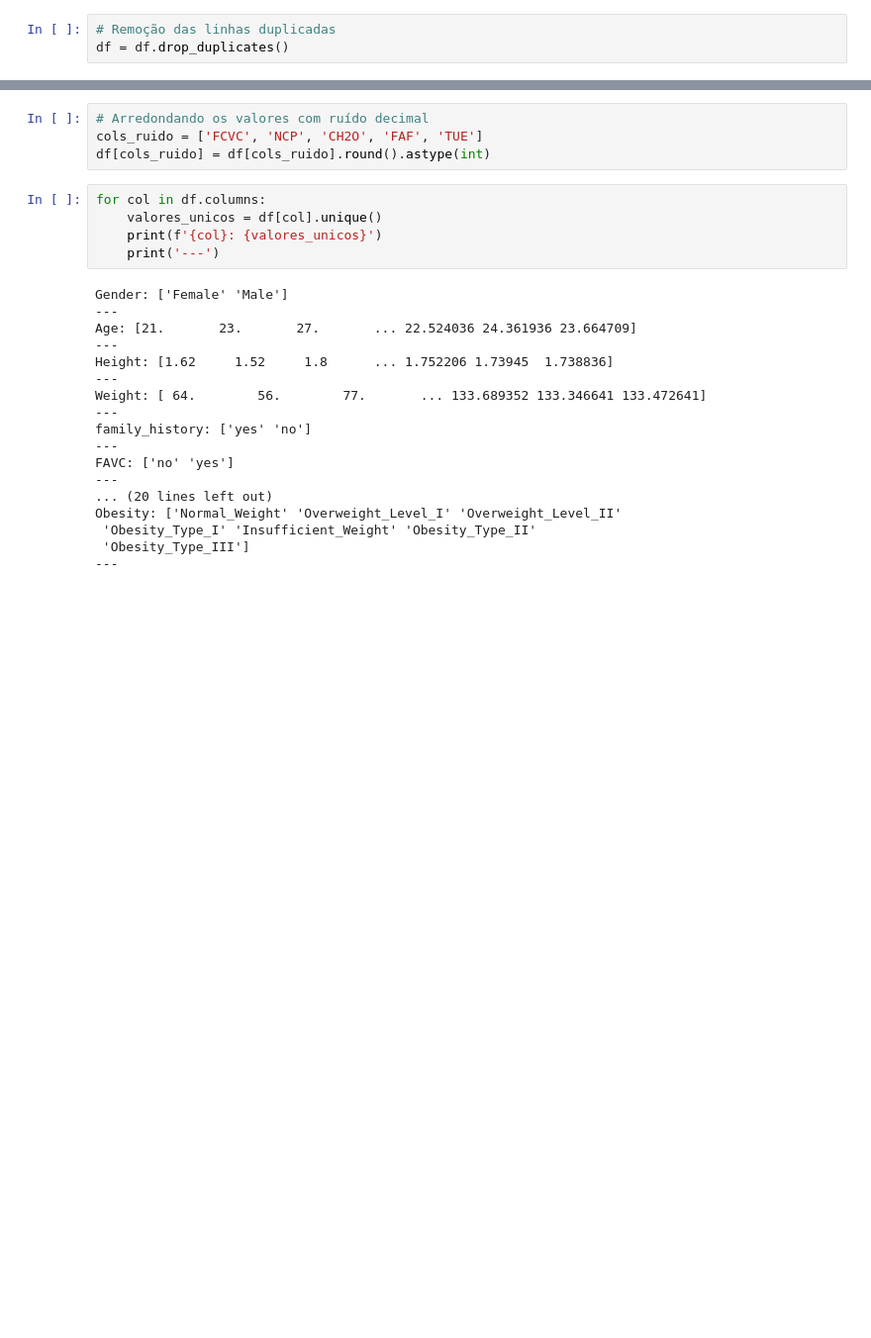
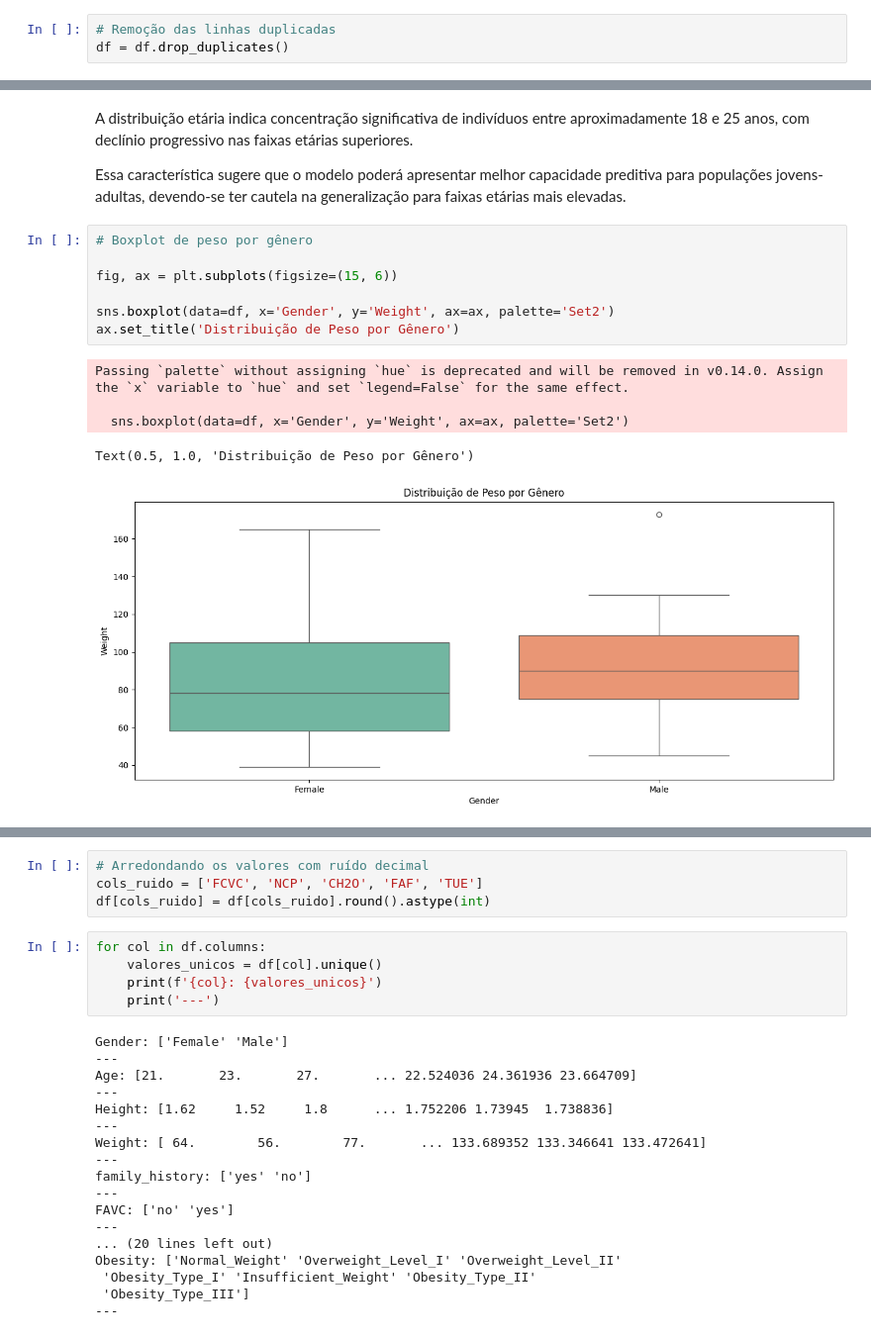
Before and after one commit to leticiacdavid12-hash/tech-challenge-fase4-obesidade, a Jupyter notebook: notebooks/notebook.ipynb, the cells around one changed output, grey strips where cells are left out. Shown at 99% size. Saved outputs shown, nothing was run; the diff lists cells and outputs as text; blank space fills up the shorter version.

```diff
--- a/notebooks/notebook.ipynb
+++ b/notebooks/notebook.ipynb
@@ -87,0 +180,17 @@ memory usage: 293.5+ KB
+# %% [markdown]
+A distribuição etária indica concentração significativa de indivíduos entre aproximadamente 18 e 25 anos, com declínio progressivo nas faixas etárias superiores.
+
+Essa característica sugere que o modelo poderá apresentar melhor capacidade preditiva para populações jovens-adultas, devendo-se ter cautela na generalização para faixas etárias mais elevadas.
+# %%
+# Boxplot de peso por gênero
+
+fig, ax = plt.subplots(figsize=(15, 6))
+
+sns.boxplot(data=df, x='Gender', y='Weight', ax=ax, palette='Set2')
+ax.set_title('Distribuição de Peso por Gênero')
+# %% [output]
+Passing `palette` without assigning `hue` is deprecated and will be removed in v0.14.0. Assign the `x` variable to `hue` and set `legend=False` for the same effect.
+
+  sns.boxplot(data=df, x='Gender', y='Weight', ax=ax, palette='Set2')
+Text(0.5, 1.0, 'Distribuição de Peso por Gênero')
+[figure, new version]
```
Also changed, not shown: parts of 89 cells of this notebook, 5 other files.
